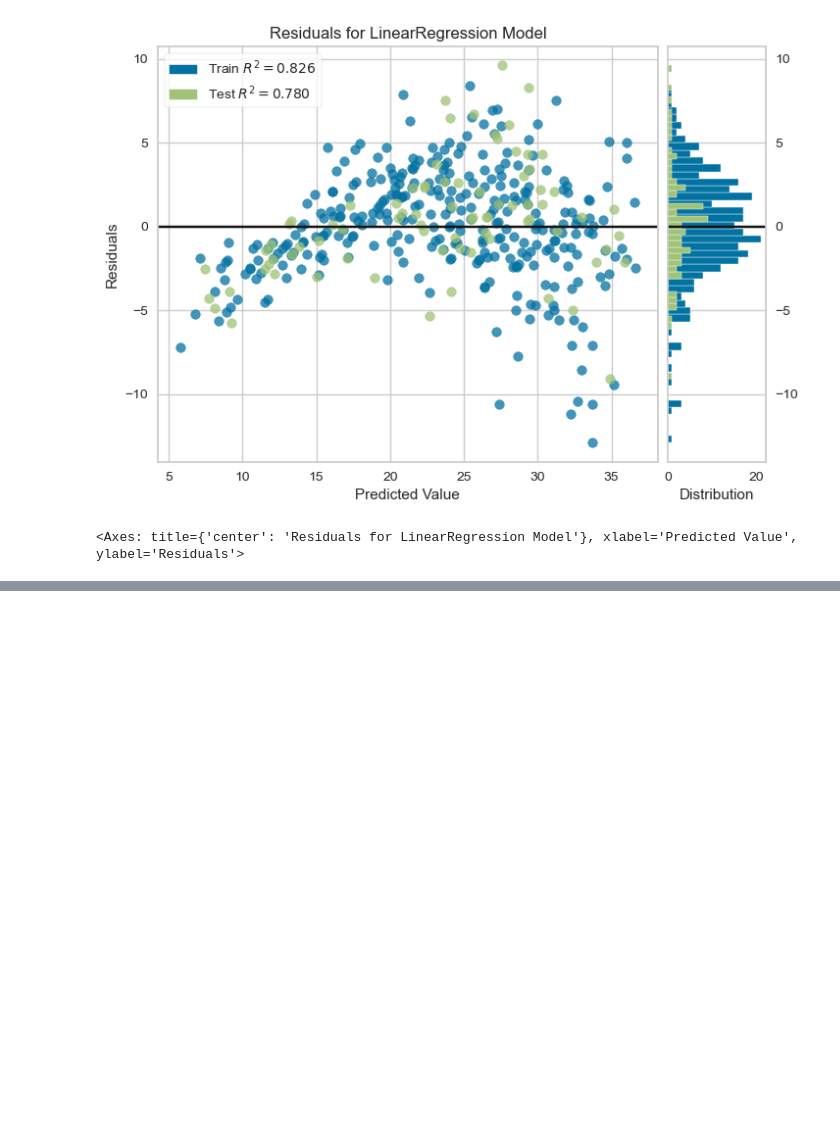
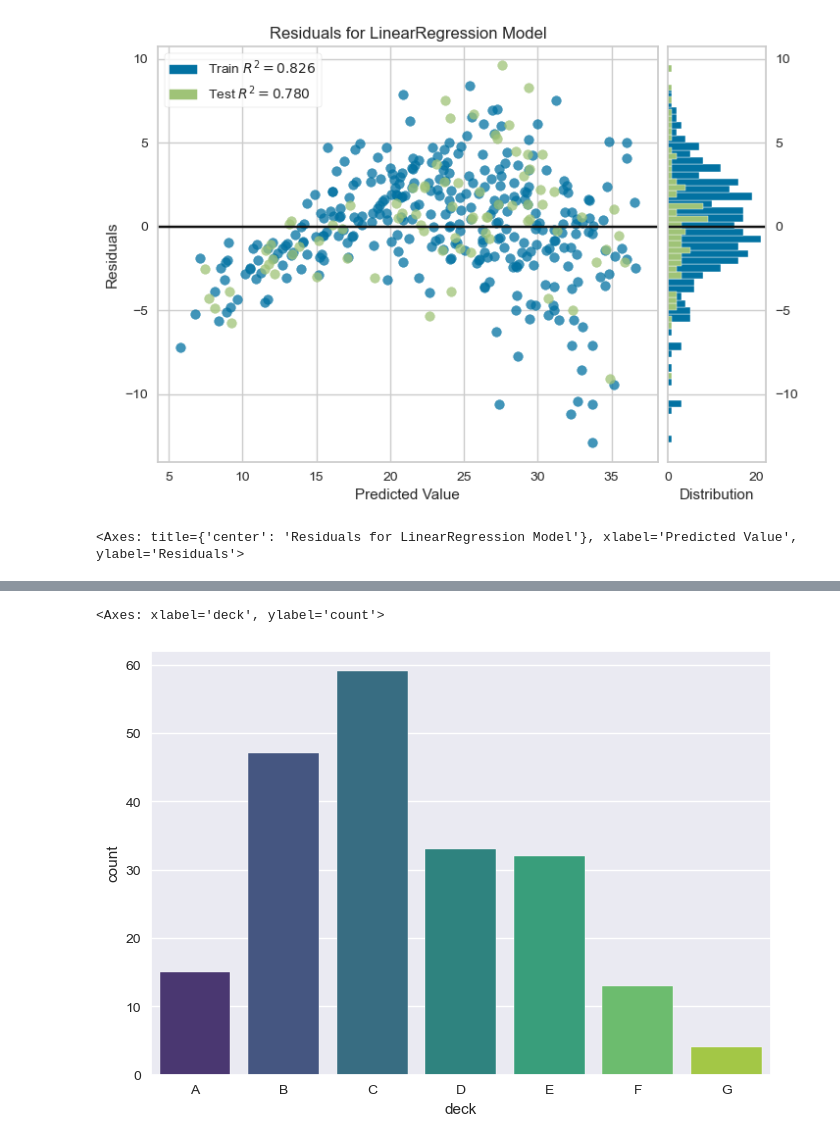
Before and after one commit to NITISHNAVEEN/Machine-Learning, a Jupyter notebook: MACHINE-LEARNING.ipynb, the cells around one changed output, grey strips where cells are left out. Cells and saved outputs as stored; diff of their text form; code cells hidden in the pictures; blank space fills up the shorter version.

```diff
--- a/MACHINE-LEARNING.ipynb
+++ b/MACHINE-LEARNING.ipynb
@@ -373,3 +373,5 @@ visualizer.show()
 # %% [output]
 [figure]
 <Axes: title={'center': 'Residuals for LinearRegression Model'}, xlabel='Predicted Value', ylabel='Residuals'>
+# %%
+df = sns.load_dataset("titanic")
@@ -375,0 +407,2 @@ visualizer.show()
+# %%
+df.drop(["embarked",'class','alive'],axis = 1,inplace = True)
@@ -375,0 +444,6 @@ visualizer.show()
+# %%
+sns.set_style("darkgrid")
+sns.countplot(x = "deck",data = df,palette = "viridis")
+# %% [output]
+<Axes: xlabel='deck', ylabel='count'>
+[figure, added]
```
Also changed, not shown: parts of 35 cells of this notebook.
